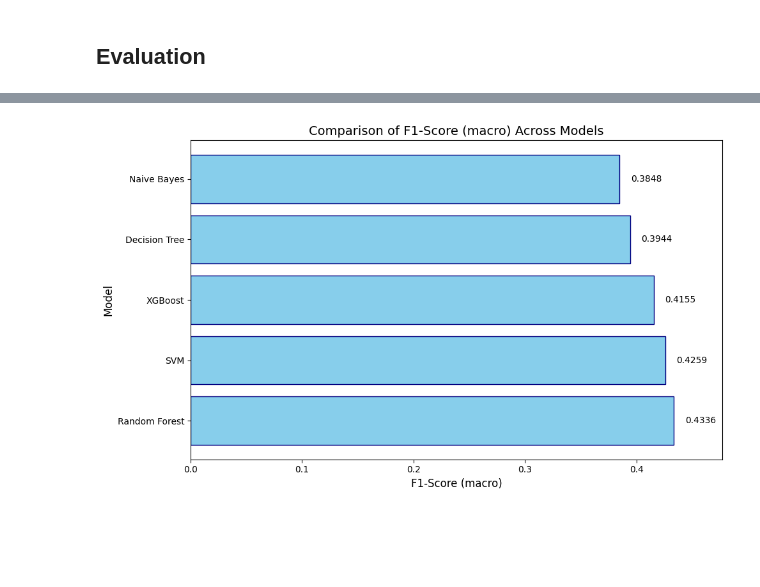
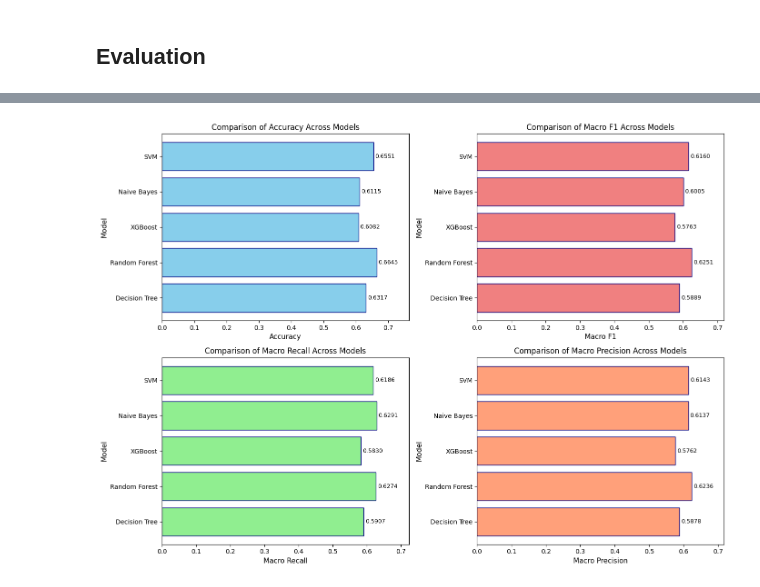
Before and after one commit to DianDzzz/FP-MLxDM-Kelompok-6, a Jupyter notebook: notebooks/4_class_weight.ipynb, the cells around one changed output, grey strips where cells are left out. Saved outputs shown, nothing was run; the diff lists cells and outputs as text; code cells hidden in the pictures; blank space fills up the shorter version.

Commit message:
update all models to binary classification

```diff
--- a/notebooks/4_class_weight.ipynb
+++ b/notebooks/4_class_weight.ipynb
@@ -21,7 +21,7 @@ df = pd.read_csv('../data/processed_data_with_anomaly.csv')
 # %% [markdown]
 ## Definisi Fitur dan Target
 # %%
-features = ['Lag_1_Status', 'Count_Telat_7D', 'Count_Alpa_30D', 'Streak_Telat', 'Avg_Arrival_Time_7D', 'DayOfWeek']
+features = ['Lag_1_Status', 'Count_Alpa_7D', 'Count_Alpa_30D', 'Streak_Alpa', 'Avg_Arrival_Time_7D', 'DayOfWeek']
 le = LabelEncoder()
 
 X = df[features]
@@ -166,13 +166,15 @@ XGBClassifier(base_score=None, booster=None, callbacks=None,
 ## Evaluation
 # %%
 models = {
+    'Decision Tree': dt_model,
+    'Random Forest': rf_model,
+    'XGBoost': xgb_model,
     'Naive Bayes': nb_model,
-    'Decision Tree': dt_model,
     'SVM': svm_model,
-    'Random Forest': rf_model,
-    'XGBoost': xgb_model
 }
 # %%
+results = []
+
 for name, model in models.items():
   print(f"\n{'='*50}")
   print(f"Evaluating {name}...")
@@ -182,14 +184,15 @@ for name, model in models.items():
   y_pred = model.predict(X_test)
 
   # Calculate metrics
-  recall = recall_score(y_test, y_pred, average='macro')
-  f1 = f1_score(y_test, y_pred, average='macro')
+  report = classification_report(y_test, y_pred, output_dict=True)
 
   # Store results
   results.append({
-    'Model': name,
-    'Recall (macro)': recall,
-    'F1-Score (macro)': f1
+      'Model': name,
+      'Accuracy': report['accuracy'],
+      'Macro F1': report['macro avg']['f1-score'],
+      'Macro Recall': report['macro avg']['recall'],
+      'Macro Precision': report['macro avg']['precision']
   })
 
   # Print classification report
@@ -319,16 +310,22 @@ Decision Tree        0.424202          0.394410
 # %%
-plt.figure(figsize=(10, 6))
-plt.barh(results_df['Model'], results_df['F1-Score (macro)'], color='skyblue', edgecolor='navy')
-plt.xlabel('F1-Score (macro)', fontsize=12)
-plt.ylabel('Model', fontsize=12)
-plt.title('Comparison of F1-Score (macro) Across Models', fontsize=14)
-plt.xlim(0, max(results_df['F1-Score (macro)']) * 1.1)
+# Create subplots for all metrics
+fig, axes = plt.subplots(2, 2, figsize=(14, 10))
 
-# Add value labels on bars
-for i, (model, score) in enumerate(zip(results_df['Model'], results_df['F1-Score (macro)'])):
-  plt.text(score + 0.01, i, f'{score:.4f}', va='center', fontsize=10)
+metrics = ['Accuracy', 'Macro F1', 'Macro Recall', 'Macro Precision']
+colors = ['skyblue', 'lightcoral', 'lightgreen', 'lightsalmon']
+
+for idx, (ax, metric, color) in enumerate(zip(axes.flat, metrics, colors)):
+  ax.barh(results_df['Model'], results_df[metric], color=color, edgecolor='navy')
+  ax.set_xlabel(metric, fontsize=11)
+  ax.set_ylabel('Model', fontsize=11)
+  ax.set_title(f'Comparison of {metric} Across Models', fontsize=12)
+  ax.set_xlim(0, max(results_df[metric]) * 1.15)
+
+  # Add value labels on bars
+  for i, (model, score) in enumerate(zip(results_df['Model'], results_df[metric])):
+    ax.text(score + 0.005, i, f'{score:.4f}', va='center', fontsize=9)
 
 plt.tight_layout()
 plt.show()
 # %% [output]
-[figure, old version]
+[figure, new version]
```
Also changed, not shown: parts of 5 cells of this notebook, 3 other files.
